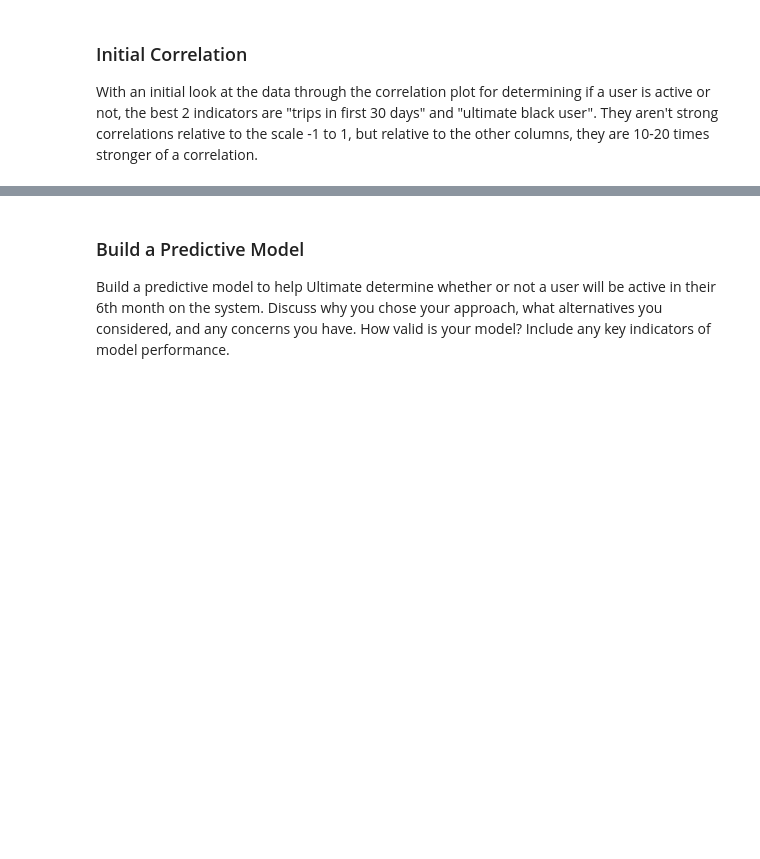
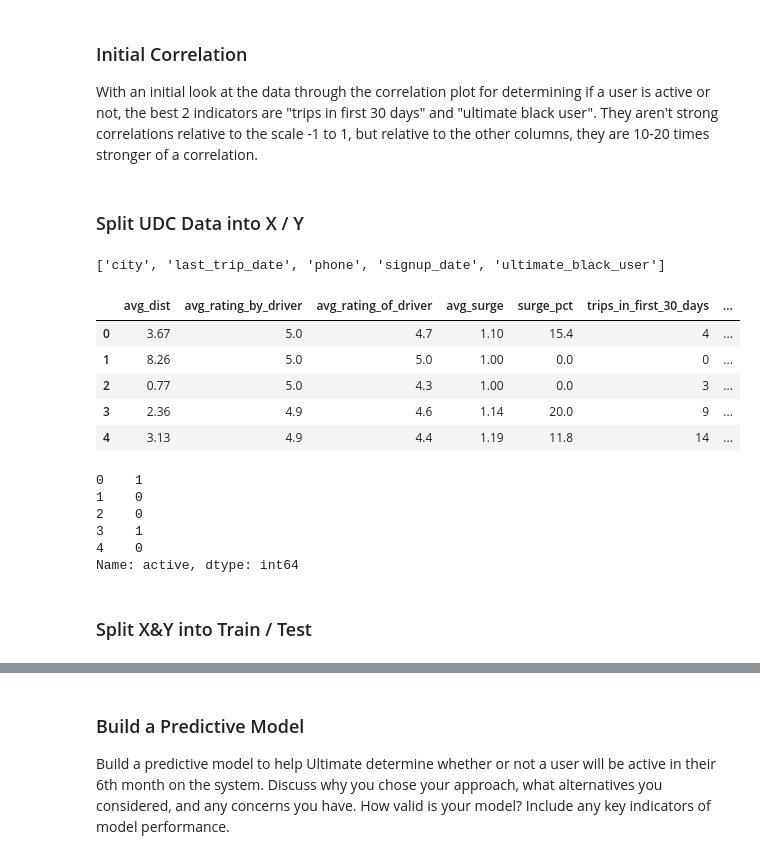
Before and after one commit to milesin3d/Springboard-MiniProjects, a Jupyter notebook: Ultimate Technologies Inc/Utimate_Technologies_Inc.ipynb, the cells around one changed output, grey strips where cells are left out. Saved outputs shown, nothing was run; the diff lists cells and outputs as text; code cells hidden in the pictures; blank space fills up the shorter version.

```diff
--- a/Ultimate Technologies Inc/Utimate_Technologies_Inc.ipynb
+++ b/Ultimate Technologies Inc/Utimate_Technologies_Inc.ipynb
@@ -362,11 +365,16 @@ However, a toll bridge, with a two­way toll, between the two cities causes driv
 # %%
 # create active column
 
-print('Newest Date:', max(list(udc['last_trip_date'])))
-print('Oldest Date:', min(list(udc['last_trip_date'])))
+newest_date = max(list(udc['last_trip_date']))
+oldest_date = min(list(udc['last_trip_date']))
+active_date = newest_date - timedelta(days=30)
+
+print('Newest Date:', newest_date.date())
+print('Oldest Date:', oldest_date.date())
+print('Active Date:', active_date.date())
 
 # if last_trip_date was within 30 days of the newest date
-udc['active'] = np.where(udc['last_trip_date'] >= '2014-06-01', 'Active', 'Inactive')
+udc['active'] = np.where(udc['last_trip_date'] >= active_date, 'Active', 'Inactive')
 
 # move the 'active' column to the front
 udc = udc[udc.columns.tolist()[-1:] + udc.columns.tolist()[0:-1]]
@@ -450,8 +459,8 @@ The data is in the attached file Ultimate_data_challenge.json. See below for a d
 # %% [markdown]
 ## Correlation Matrix
 # %%
-# convert active column to T/F
-act_dict = {'Active': True, 'Inactive': False}
+# convert active column to 1/0
+act_dict = {'Active': 1, 'Inactive': 0}
 udc = udc.replace({'active':act_dict})
 
 # compute the correlation matrix
@@ -468,8 +477,15 @@ f, ax = plt.subplots(figsize=(10,10))
 cmap = sns.diverging_palette(220, 10, as_cmap=True)
 
 # draw the heatmap with the mask and correct aspect ratio
-_ = sns.heatmap(corr, mask=mask, cmap=cmap, center=0,
-            square=True, linewidths=.5, cbar_kws={"shrink": .5}, annot=True, fmt='.2f')
+_ = sns.heatmap(corr,
+                mask=mask,
+                cmap=cmap,
+                center=0,
+                square=True,
+                linewidths=.5,
+                cbar_kws={"shrink": .5},
+                annot=True,
+                fmt='.2f')
 # %% [output]
 [figure]
 # %% [markdown]
@@ -482,3 +498,51 @@ Use the udc DataFrame to predict whether or not the driver will be active after
 # %% [markdown]
 ### Initial Correlation
 With an initial look at the data through the correlation plot for determining if a user is active or not, the best 2 indicators are "trips in first 30 days" and "ultimate black user". They aren't strong correlations relative to the scale -1 to 1, but relative to the other columns, they are 10-20 times stronger of a correlation.
+# %% [markdown]
+### Split UDC Data into X / Y
+# %%
+numerics = ['int16', 'int32', 'int64', 'float16', 'float32', 'float64']
+non_num_cols = list(udc.select_dtypes(exclude=numerics).columns)
+non_num_cols
+# %% [output]
+['city', 'last_trip_date', 'phone', 'signup_date', 'ultimate_black_user']
+# %%
+# create X
+
+# remove the column for Y
+X = udc.drop(['active'], axis=1).head(100)
+
+# list non-numeric columns
+numerics = ['int16', 'int32', 'int64', 'float16', 'float32', 'float64']
+non_num_cols = list(X.select_dtypes(exclude=numerics).columns)
+
+# convert non-numerical values into numerical values
+#X['phone'] = pd.to_numeric(X['phone'])
+#X[non_num_cols] = X[non_num_cols].apply(pd.to_numeric)
+#X['city'] = X['city'].astype(float)
+
+# just temporarily use the columns that are numerical, convert non-numerical columns later
+X = X[list(X.select_dtypes(include=numerics).columns)]
+
+X.head()
+# %% [output]
+|  | avg_dist | avg_rating_by_driver | avg_rating_of_driver | avg_surge | surge_pct | trips_in_first_30_days | ... |
+| 0 | 3.67 | 5.0 | 4.7 | 1.10 | 15.4 | 4 | ... |
+| 1 | 8.26 | 5.0 | 5.0 | 1.00 | 0.0 | 0 | ... |
+| 2 | 0.77 | 5.0 | 4.3 | 1.00 | 0.0 | 3 | ... |
+| 3 | 2.36 | 4.9 | 4.6 | 1.14 | 20.0 | 9 | ... |
+| 4 | 3.13 | 4.9 | 4.4 | 1.19 | 11.8 | 14 | ... |
+# %%
+# create Y
+
+y = udc['active'].head(100)
+y.head()
+# %% [output]
+0    1
+1    0
+2    0
+3    1
+4    0
+Name: active, dtype: int64
+# %% [markdown]
+### Split X&Y into Train / Test
```
Also changed, not shown: parts of 15 cells of this notebook.
